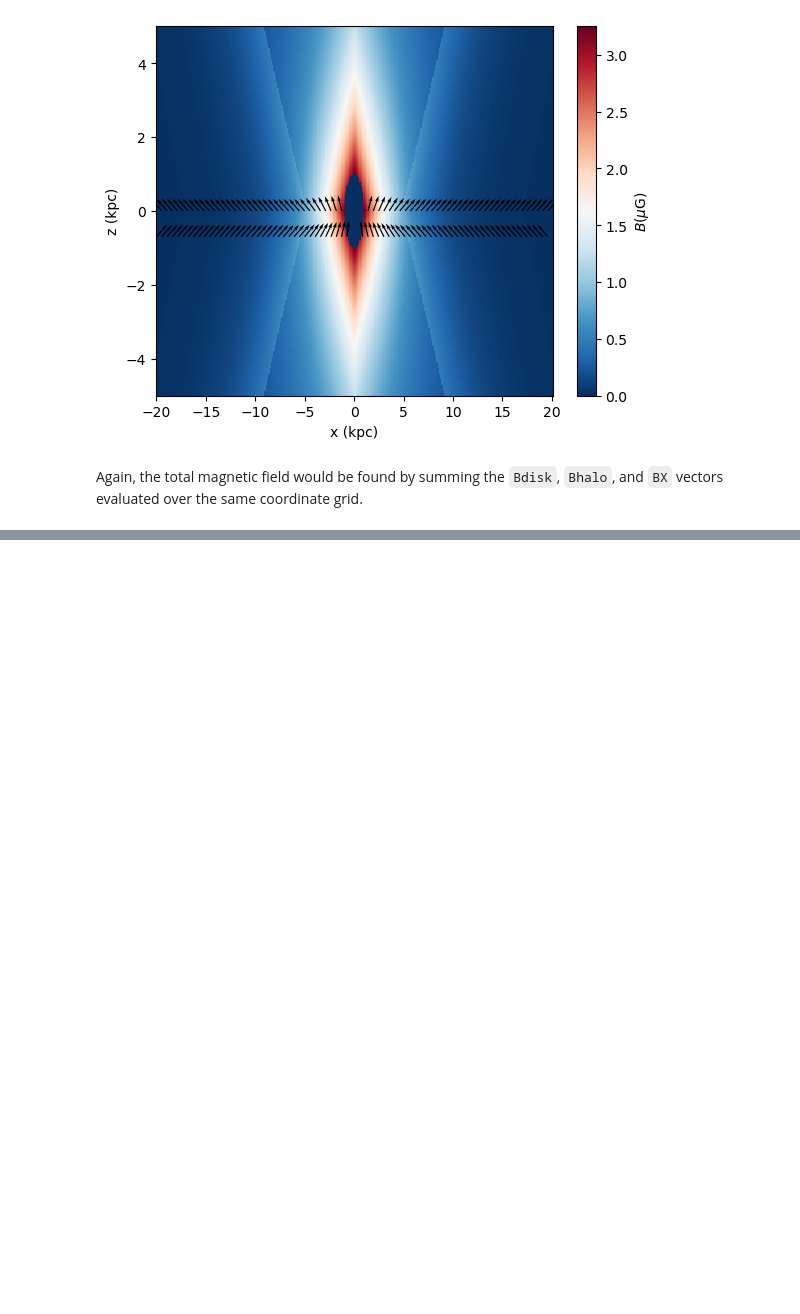
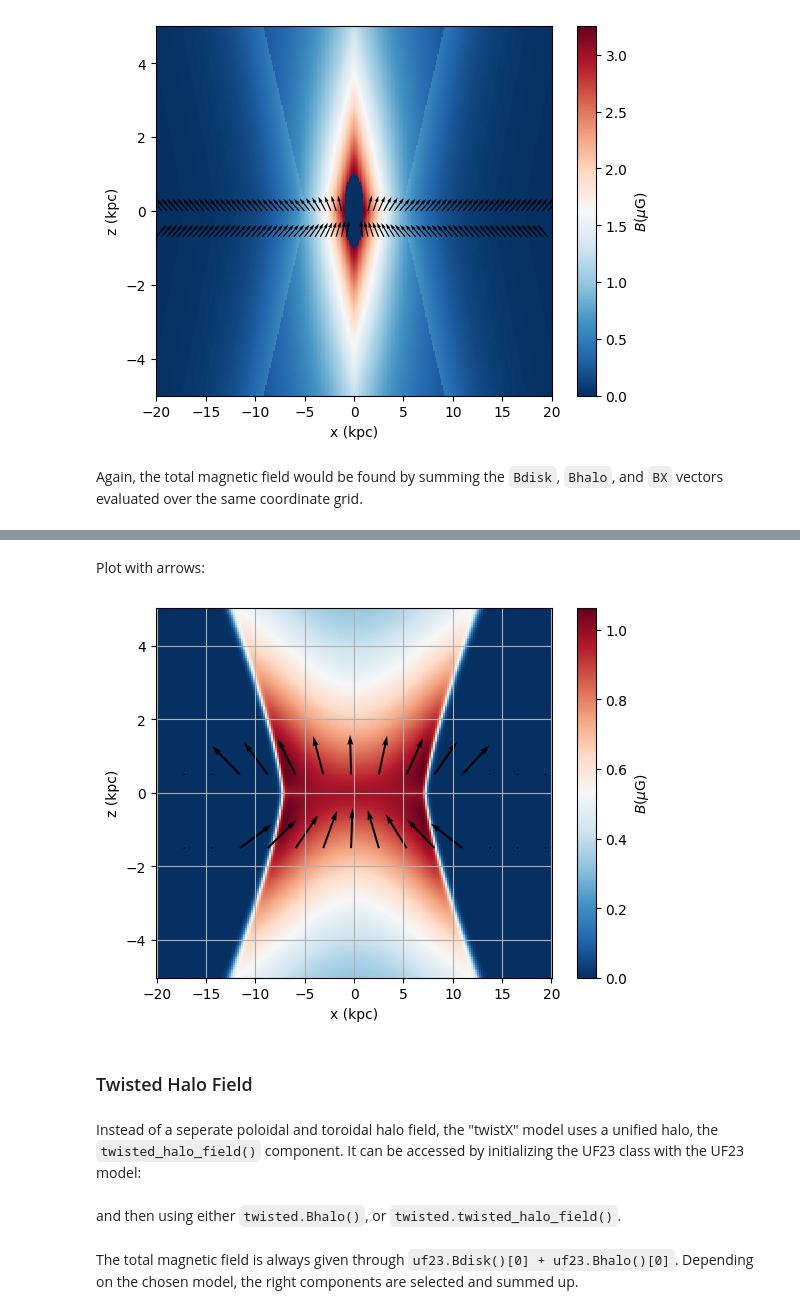
Before and after one commit to me-manu/gammaALPs, a Jupyter notebook: docs/tutorials/accessing_GMF_components.ipynb, the cells around one changed output, grey strips where cells are left out. Drawn from its saved outputs; the diff is of its cells as text; code cells hidden in the pictures; blank space fills up the shorter version.

```diff
--- a/docs/tutorials/accessing_GMF_components.ipynb
+++ b/docs/tutorials/accessing_GMF_components.ipynb
@@ -194,0 +325,51 @@ Again, the total magnetic field would be found by summing the `Bdisk`, `Bhalo`,
+# %%
+BX = np.zeros([3] + list(xx[:,idy,:].shape))
+BX_abs = np.zeros_like(xx[:,idy,:])
+for i,xi in enumerate(xx[:,idy,:]):
+    b = uf23.poloidal_halo_field(rho=np.sqrt(xi**2. + y[idy]**2.),
+                       z=zz[i,idy,:])
+    BX_abs[i,:] = b[1]
+    BX[:, i, :] = b[0]
+
+# convert to cartesian coordinates, phi component is zero
+BX_x = BX[0] * np.cos(pp[:,idy,...])
+BX_y = BX[0] * np.sin(pp[:,idy,...])
+BX_z = BX[2]
+BX_abss = np.where(BX_abs == 0, 1e-24, BX_abs)
+# %% [markdown]
+Plot with arrows:
+# %%
+cmap0 = LinearSegmentedColormap.from_list('', ['white', 'red'])
+
+p = plt.pcolormesh(xx[:,idy,:], zz[:,idy,:], BX_abs, cmap=plt.cm.RdBu_r, shading='auto')
+
+plt.colorbar(p, label = '$B (\mu\mathrm{G})$')
+
+z0 = 0.5
+idz = np.absolute(z-z0).argmin()
+
+step = 14
+plt.quiver(xx[:,idy,idz][::step],  zz[:,idy,idz][::step],
+           BX_x[:,idz][::step] / BX_abss[:,idz][::step], BX_z[:,idz][::step] / BX_abss[:,idz][::step],
+           width=5e-3, scale=10
+          )
+
+z0 = -1.5
+idz = np.absolute(z-z0).argmin()
+
+plt.quiver(xx[:,idy,idz][::step],  zz[:,idy,idz][::step],
+           BX_x[:,idz][::step] / BX_abss[:,idz][::step], BX_z[:,idz][::step] / BX_abss[:,idz][::step],
+           width=5e-3, scale=10
+          )
+
+plt.xlabel('x (kpc)')
+plt.ylabel('z (kpc)')
+plt.grid()
+
+plt.show()
+# %% [output]
+[figure, added]
+# %% [markdown]
+### Twisted Halo Field
+# %% [markdown]
+Instead of a seperate poloidal and toroidal halo field, the "twistX" model uses a unified halo, the `twisted_halo_field()` component. It can be accessed by initializing the UF23 class with the UF23 model:
@@ -194,0 +378,4 @@ Again, the total magnetic field would be found by summing the `Bdisk`, `Bhalo`,
+# %% [markdown]
+and then using either `twisted.Bhalo()`, or `twisted.twisted_halo_field()`.
+# %% [markdown]
+The total magnetic field is always given through `uf23.Bdisk()[0] + uf23.Bhalo()[0]`. Depending on the chosen model, the right components are selected and summed up.
```
Also changed, not shown: parts of 38 cells of this notebook.
